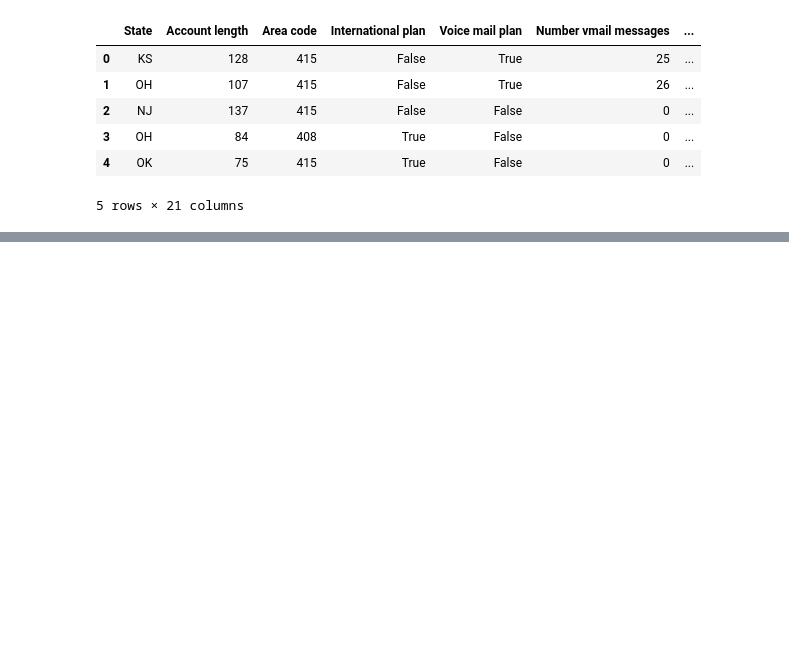
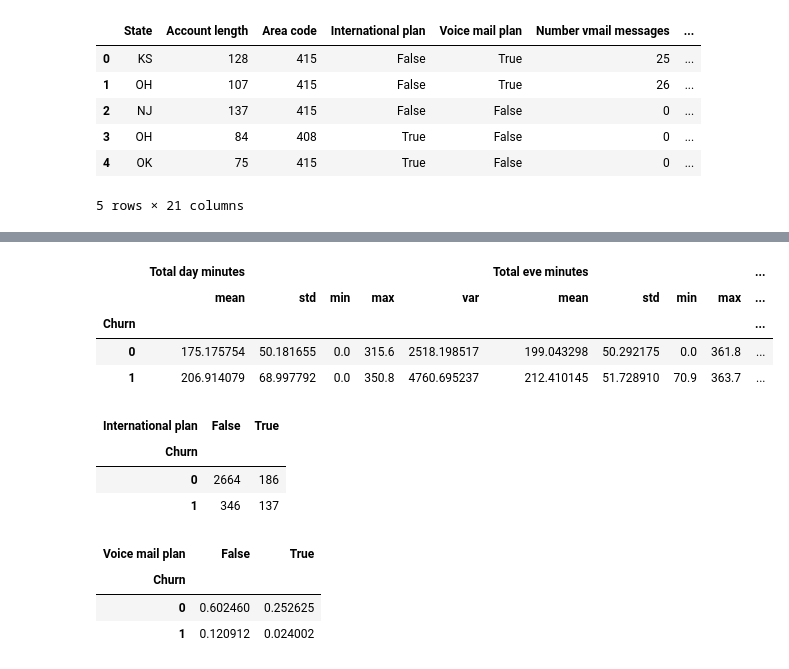
Before and after one commit to RoshanChowrasia22/EDA, a Jupyter notebook: telecom_churn_eda.ipynb, the cells around one changed output, grey strips where cells are left out. Saved outputs shown, nothing was run; the diff lists cells and outputs as text; code cells hidden in the pictures; blank space fills up the shorter version.

```diff
--- a/telecom_churn_eda.ipynb
+++ b/telecom_churn_eda.ipynb
@@ -354,0 +384,22 @@ dataframe.head()
+# %%
+dataframe.groupby(by='Churn')[columns_to_show].agg(['mean','std','min','max','var'])
+# %% [output]
+|  | Total day minutes |  |  |  |  | Total eve minutes |  |  |  | ... |
+|  | mean | std | min | max | var | mean | std | min | max | ... |
+| Churn |  |  |  |  |  |  |  |  |  | ... |
+| 0 | 175.175754 | 50.181655 | 0.0 | 315.6 | 2518.198517 | 199.043298 | 50.292175 | 0.0 | 361.8 | ... |
+| 1 | 206.914079 | 68.997792 | 0.0 | 350.8 | 4760.695237 | 212.410145 | 51.728910 | 70.9 | 363.7 | ... |
+# %%
+pd.crosstab(dataframe['Churn'],dataframe['International plan'])
+# %% [output]
+| International plan | False | True |
+| Churn |  |  |
+| 0 | 2664 | 186 |
+| 1 | 346 | 137 |
+# %%
+pd.crosstab(dataframe['Churn'],dataframe['Voice mail plan'],normalize=True)
+# %% [output]
+| Voice mail plan | False | True |
+| Churn |  |  |
+| 0 | 0.602460 | 0.252625 |
+| 1 | 0.120912 | 0.024002 |
```
Also changed, not shown: parts of 10 cells of this notebook.
